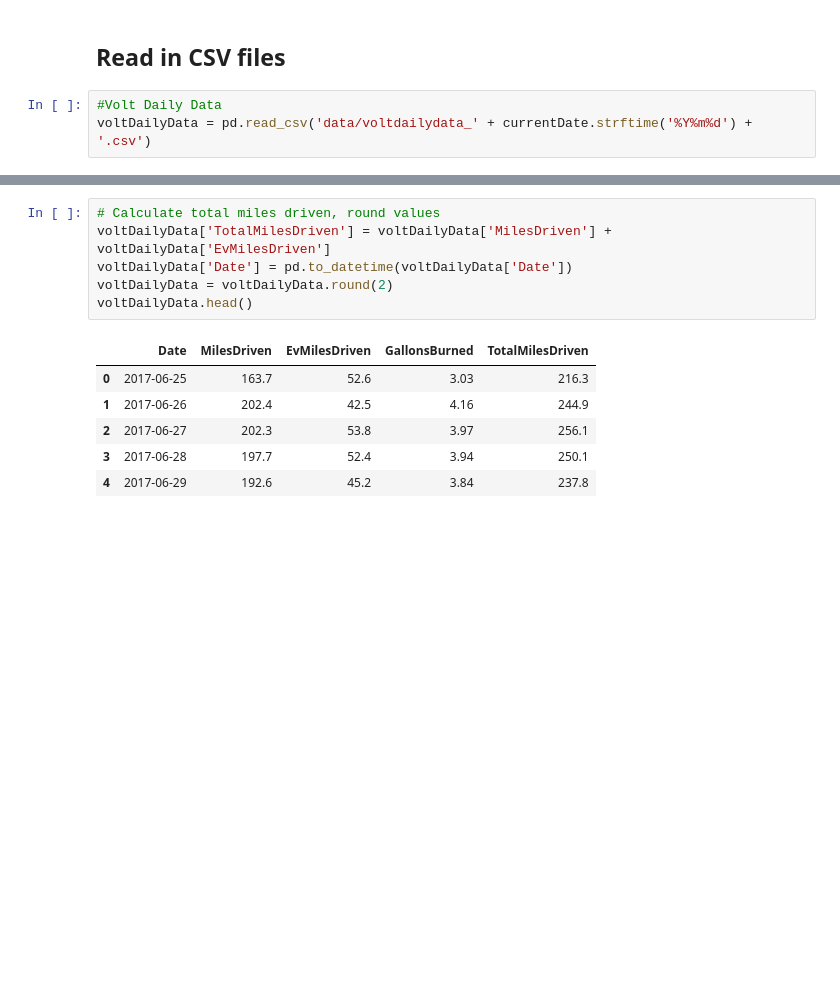
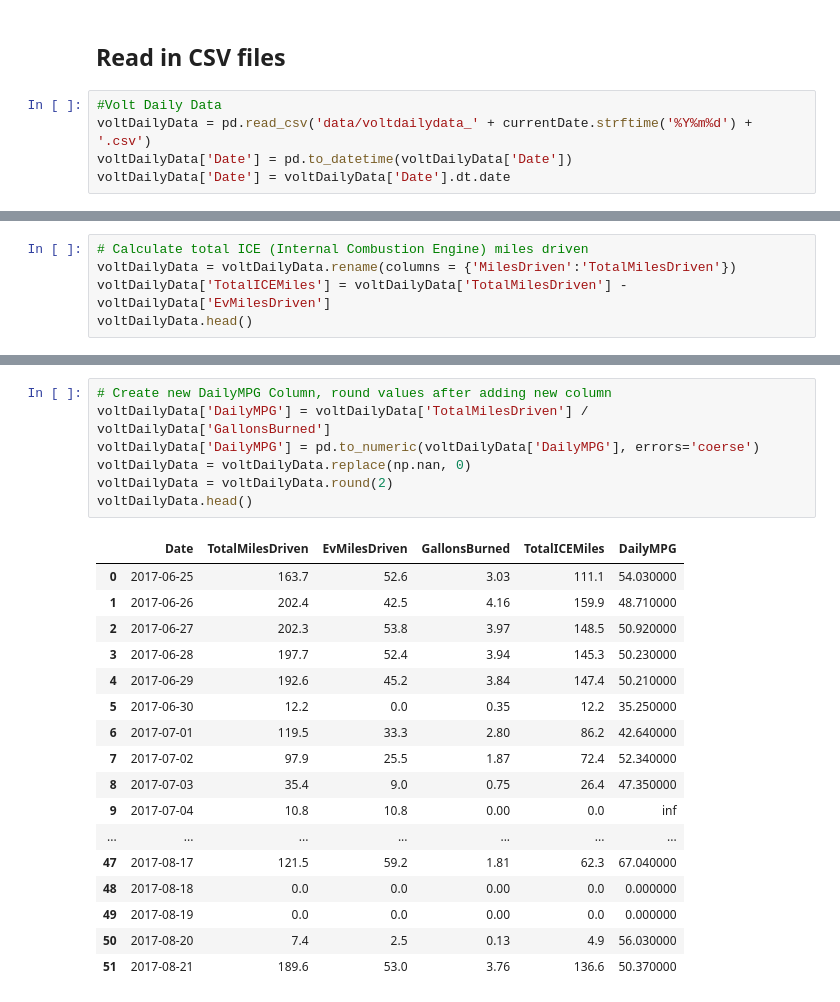
Before and after one commit to derek-palmer/volt-metrics, a Jupyter notebook: jupyter/volume/Volt Analytics.ipynb, the cells around one changed output, grey strips where cells are left out. Cells and saved outputs as stored; diff of their text form; blank space fills up the shorter version.

```diff
--- a/jupyter/volume/Volt Analytics.ipynb
+++ b/jupyter/volume/Volt Analytics.ipynb
@@ -20,6 +20,8 @@ datetime.date(2017, 8, 16)
 # %%
 #Volt Daily Data
 voltDailyData = pd.read_csv('data/voltdailydata_' + currentDate.strftime('%Y%m%d') + '.csv')
+voltDailyData['Date'] = pd.to_datetime(voltDailyData['Date'])
+voltDailyData['Date'] = voltDailyData['Date'].dt.date
 # %%
 voltDailyData.head()
 # %% [output]
@@ -31,0 +34,5 @@ voltDailyData.head()
+# %%
+# Calculate total ICE (Internal Combustion Engine) miles driven
+voltDailyData = voltDailyData.rename(columns = {'MilesDriven':'TotalMilesDriven'})
+voltDailyData['TotalICEMiles'] = voltDailyData['TotalMilesDriven'] - voltDailyData['EvMilesDriven']
+voltDailyData.head()
@@ -32,13 +46,25 @@ voltDailyData.head()
 # %%
-# Calculate total miles driven, round values
-voltDailyData['TotalMilesDriven'] = voltDailyData['MilesDriven'] + voltDailyData['EvMilesDriven']
-voltDailyData['Date'] = pd.to_datetime(voltDailyData['Date'])
+# Create new DailyMPG Column, round values after adding new column
+voltDailyData['DailyMPG'] = voltDailyData['TotalMilesDriven'] / voltDailyData['GallonsBurned']
+voltDailyData['DailyMPG'] = pd.to_numeric(voltDailyData['DailyMPG'], errors='coerse')
+voltDailyData = voltDailyData.replace(np.nan, 0)
 voltDailyData = voltDailyData.round(2)
 voltDailyData.head()
 # %% [output]
-|  | Date | MilesDriven | EvMilesDriven | GallonsBurned | TotalMilesDriven |
-| 0 | 2017-06-25 | 163.7 | 52.6 | 3.03 | 216.3 |
-| 1 | 2017-06-26 | 202.4 | 42.5 | 4.16 | 244.9 |
-| 2 | 2017-06-27 | 202.3 | 53.8 | 3.97 | 256.1 |
-| 3 | 2017-06-28 | 197.7 | 52.4 | 3.94 | 250.1 |
-| 4 | 2017-06-29 | 192.6 | 45.2 | 3.84 | 237.8 |
+|  | Date | TotalMilesDriven | EvMilesDriven | GallonsBurned | TotalICEMiles | DailyMPG |
+| 0 | 2017-06-25 | 163.7 | 52.6 | 3.03 | 111.1 | 54.030000 |
+| 1 | 2017-06-26 | 202.4 | 42.5 | 4.16 | 159.9 | 48.710000 |
+| 2 | 2017-06-27 | 202.3 | 53.8 | 3.97 | 148.5 | 50.920000 |
+| 3 | 2017-06-28 | 197.7 | 52.4 | 3.94 | 145.3 | 50.230000 |
+| 4 | 2017-06-29 | 192.6 | 45.2 | 3.84 | 147.4 | 50.210000 |
+| 5 | 2017-06-30 | 12.2 | 0.0 | 0.35 | 12.2 | 35.250000 |
+| 6 | 2017-07-01 | 119.5 | 33.3 | 2.80 | 86.2 | 42.640000 |
+| 7 | 2017-07-02 | 97.9 | 25.5 | 1.87 | 72.4 | 52.340000 |
+| 8 | 2017-07-03 | 35.4 | 9.0 | 0.75 | 26.4 | 47.350000 |
+| 9 | 2017-07-04 | 10.8 | 10.8 | 0.00 | 0.0 | inf |
+| ... | ... | ... | ... | ... | ... | ... |
+| 47 | 2017-08-17 | 121.5 | 59.2 | 1.81 | 62.3 | 67.040000 |
+| 48 | 2017-08-18 | 0.0 | 0.0 | 0.00 | 0.0 | 0.000000 |
+| 49 | 2017-08-19 | 0.0 | 0.0 | 0.00 | 0.0 | 0.000000 |
+| 50 | 2017-08-20 | 7.4 | 2.5 | 0.13 | 4.9 | 56.030000 |
+| 51 | 2017-08-21 | 189.6 | 53.0 | 3.76 | 136.6 | 50.370000 |
```
Also changed, not shown: parts of 13 cells of this notebook, 3 other files.
